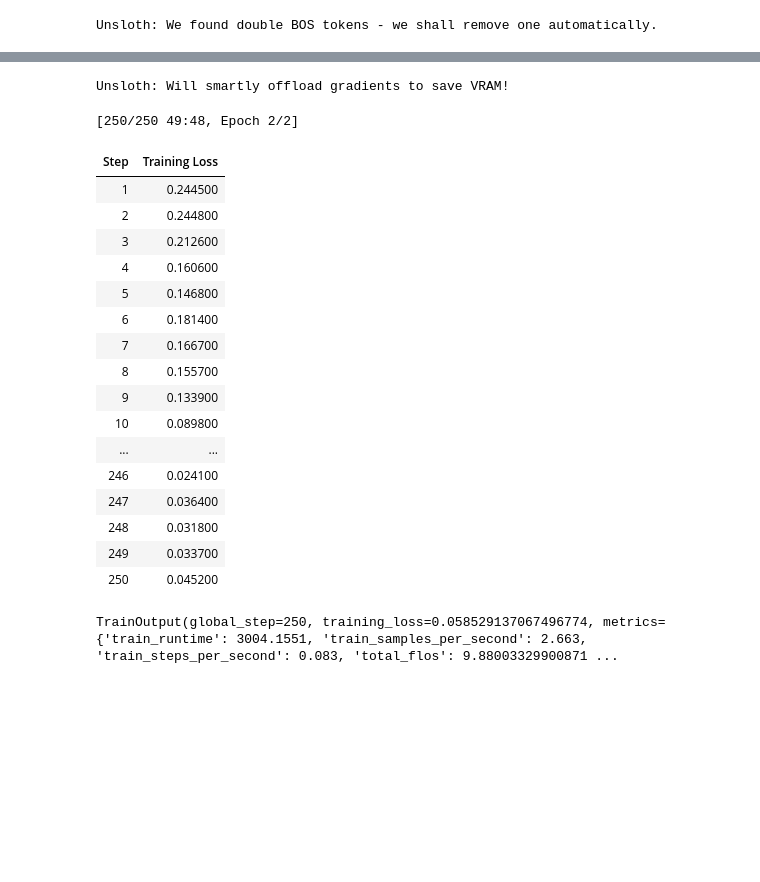
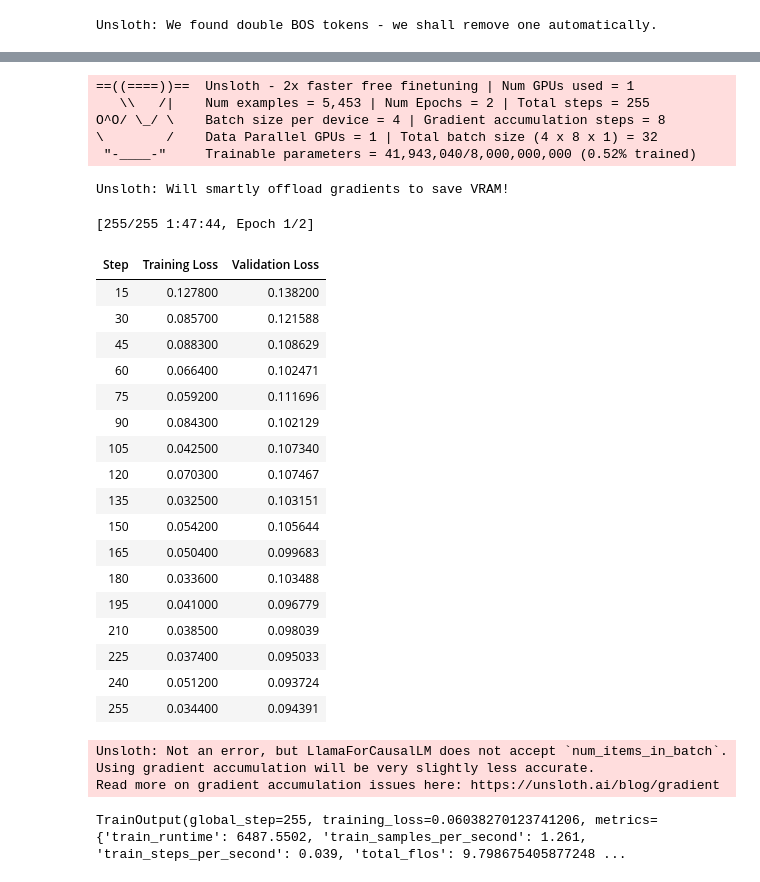
Before and after one commit to brunoyun/amelia, a Jupyter notebook: zero_shot_gen.ipynb, the cells around one changed output, grey strips where cells are left out. Saved outputs shown, nothing was run; the diff lists cells and outputs as text; code cells hidden in the pictures; blank space fills up the shorter version.

```diff
--- a/zero_shot_gen.ipynb
+++ b/zero_shot_gen.ipynb
@@ -137,14 +126,14 @@ data, fallacies = load_all_dataset(paths)
 # %%
 converter = {'prompt': literal_eval, 'answer': literal_eval}
-sample_train = pd.read_csv(
+prt_train = pd.read_csv(
     train_spl_file,
     converters=converter
 )
-sample_val = pd.read_csv(
+prt_val = pd.read_csv(
     val_spl_file,
     converters=converter
 )
-sample_test = pd.read_csv(
+prt_test = pd.read_csv(
     test_spl_file,
     converters=converter
 )
@@ -158,15 +147,15 @@ SAMPLING_PARAMS = SamplingParams(
     top_p = 0.95,
     max_tokens = 128,
 )
-data_train = Dataset.from_pandas(sample_train).map(
+data_train = Dataset.from_pandas(prt_train).map(
     formatting_prompt,
     batched=True,
 )
-data_val = Dataset.from_pandas(sample_val).map(
+data_val = Dataset.from_pandas(prt_val).map(
     formatting_prompt,
     batched=True,
 )
-data_test = Dataset.from_pandas(sample_test).map(
+data_test = Dataset.from_pandas(prt_test).map(
     formatting_prompt,
     batched=True
 ).shuffle(seed=0)
@@ -302,14 +291,14 @@ training_args = TrainingArguments(
     seed = 3407,
     output_dir = outputs_dir,
     report_to = "tensorboard", # Use this for WandB etc
-    # eval_strategy="steps",
-    # eval_steps=n_eval_step,
+    eval_strategy="steps",
+    eval_steps=n_eval_step,
 )
 trainer = SFTTrainer(
     model = model,
     tokenizer = tokenizer,
     train_dataset = data_train,
-    # eval_dataset=data_val,
+    eval_dataset=data_val,
     # formatting_func=formatting_prompt,
     dataset_text_field = "text",
     max_seq_length = max_seq_length,
@@ -320,11 +309,12 @@ trainer = SFTTrainer(
 # trainer.get_train_dataloader().shuffle = False
 # trainer.get_eval_dataloader().shuffle = False
 # trainer.train()
-trainer = train_on_responses_only(
-    trainer,
-    instruction_part="<|start_header_id|>user<|end_header_id|>\n\n",
-    response_part="<|start_header_id|>assistant<|end_header_id|>\n\n"
-)
+if train_resp == '_train_resp':
+    trainer = train_on_responses_only(
+        trainer,
+        instruction_part="<|start_header_id|>user<|end_header_id|>\n\n",
+        response_part="<|start_header_id|>assistant<|end_header_id|>\n\n"
+    )
 unsloth_train(trainer)
 # %% [output]
 Unsloth: We found double BOS tokens - we shall remove one automatically.
@@ -336,23 +322,32 @@ O^O/ \_/ \    Batch size per device = 4 | Gradient accumulation steps = 8
-Unsloth: Will smartly offload gradients to save VRAM!
+==((====))==  Unsloth - 2x faster free finetuning | Num GPUs used = 1
+   \\   /|    Num examples = 5,453 | Num Epochs = 2 | Total steps = 255
+O^O/ \_/ \    Batch size per device = 4 | Gradient accumulation steps = 8
+\        /    Data Parallel GPUs = 1 | Total batch size (4 x 8 x 1) = 32
+ "-____-"     Trainable parameters = 41,943,040/8,000,000,000 (0.52% trained)
-[250/250 49:48, Epoch 2/2]
+Unsloth: Will smartly offload gradients to save VRAM!
+[255/255 1:47:44, Epoch 1/2]
-| Step | Training Loss |
-| 1 | 0.244500 |
-| 2 | 0.244800 |
-| 3 | 0.212600 |
-| 4 | 0.160600 |
-| 5 | 0.146800 |
-| 6 | 0.181400 |
-| 7 | 0.166700 |
-| 8 | 0.155700 |
-| 9 | 0.133900 |
-| 10 | 0.089800 |
-| ... | ... |
-| 246 | 0.024100 |
-| 247 | 0.036400 |
-| 248 | 0.031800 |
-| 249 | 0.033700 |
-| 250 | 0.045200 |
+| Step | Training Loss | Validation Loss |
+| 15 | 0.127800 | 0.138200 |
+| 30 | 0.085700 | 0.121588 |
+| 45 | 0.088300 | 0.108629 |
+| 60 | 0.066400 | 0.102471 |
+| 75 | 0.059200 | 0.111696 |
+| 90 | 0.084300 | 0.102129 |
+| 105 | 0.042500 | 0.107340 |
+| 120 | 0.070300 | 0.107467 |
+| 135 | 0.032500 | 0.103151 |
+| 150 | 0.054200 | 0.105644 |
+| 165 | 0.050400 | 0.099683 |
+| 180 | 0.033600 | 0.103488 |
+| 195 | 0.041000 | 0.096779 |
+| 210 | 0.038500 | 0.098039 |
+| 225 | 0.037400 | 0.095033 |
+| 240 | 0.051200 | 0.093724 |
+| 255 | 0.034400 | 0.094391 |
-TrainOutput(global_step=250, training_loss=0.058529137067496774, metrics={'train_runtime': 3004.1551, 'train_samples_per_second': 2.663, 'train_steps_per_second': 0.083, 'total_flos': 9.88003329900871 ...
+Unsloth: Not an error, but LlamaForCausalLM does not accept `num_items_in_batch`.
+Using gradient accumulation will be very slightly less accurate.
+Read more on gradient accumulation issues here: https://unsloth.ai/blog/gradient
+TrainOutput(global_step=255, training_loss=0.06038270123741206, metrics={'train_runtime': 6487.5502, 'train_samples_per_second': 1.261, 'train_steps_per_second': 0.039, 'total_flos': 9.798675405877248 ...
 # %%
 def get_precision_recall(data):
     try:
```
Also changed, not shown: parts of 11 cells of this notebook, 1 other file.
